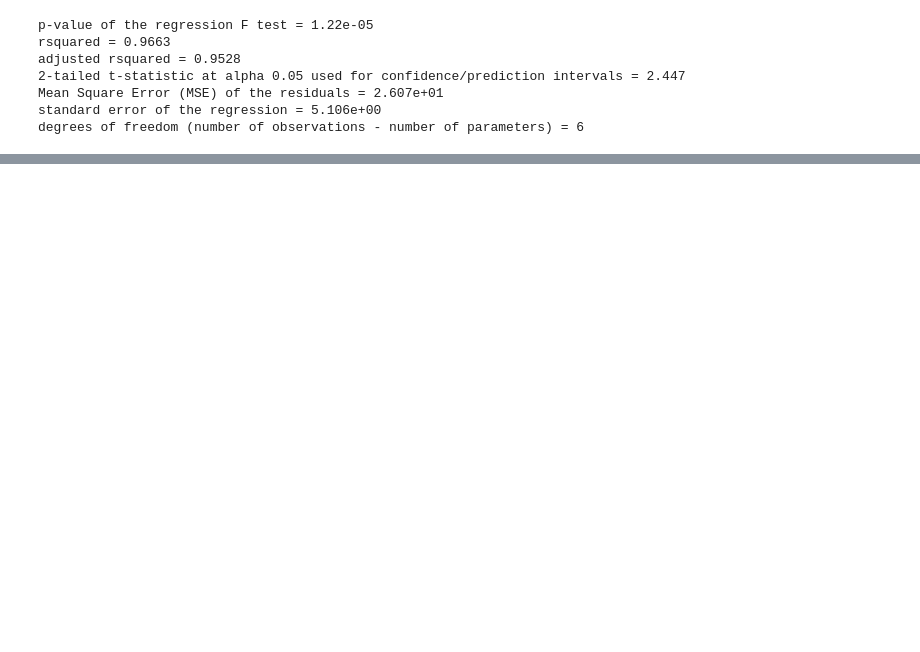
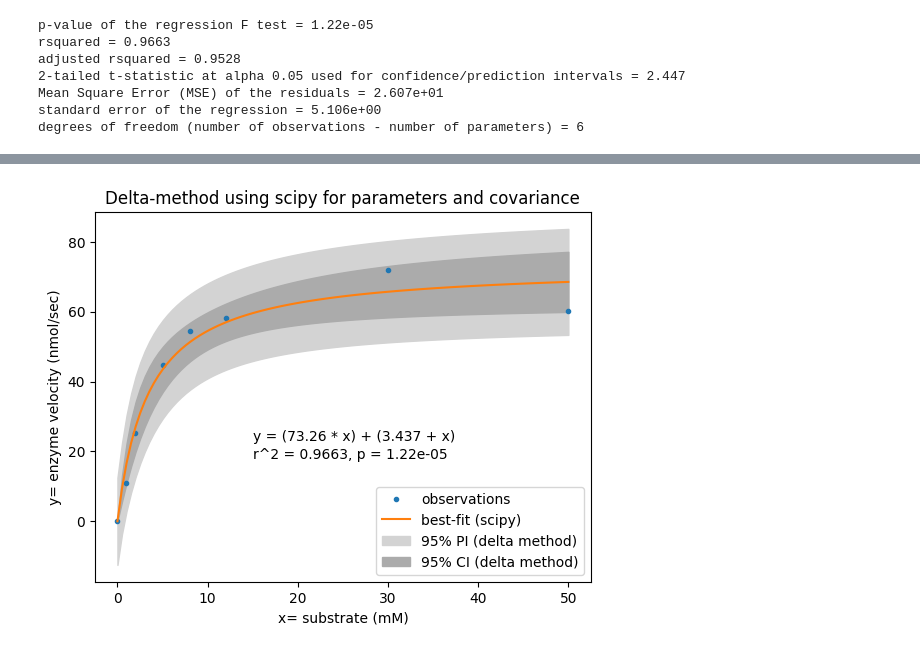
Before and after one commit to gjpelletier/delta_method, a Jupyter notebook: delta_method_monod2.ipynb, the cells around one changed output, grey strips where cells are left out. Cells and saved outputs as stored; diff of their text form; code cells hidden in the pictures; blank space fills up the shorter version.

```diff
--- a/delta_method_monod2.ipynb
+++ b/delta_method_monod2.ipynb
@@ -343,0 +355,58 @@ degrees of freedom (number of observations - number of parameters) = 6
+# %%
+# First we need to define the model function, f(x, …)for scipy.
+# It must take the independent variable as the first argument,
+# and the parameters to fit as separate remaining arguments.
+# Make sure that this function matches the previously defined functions
+# "mod" used for Expression model and "f" used for the delta method.
+def f_(x, Vm, Km):
+    return (Vm * x)/(Km + x)
+
+# Next we will make a numpy array of the guesses for the initial paramter values to use with scipy
+# Note that the guesses need to be approximately the same order of magnitude as the optimum values
+Vm_init_ = 60
+Km_init_ = 5
+param0 = np.array([Vm_init_, Km_init_])
+
+# Now we are ready to find best fit paramter array (popt=param_) and variance-covariance matrix (pcov=COVB_) from scipy
+# Note that we could also specify min and max bounds for each parameter with the bounds option
+param_, COVB_ = opt.curve_fit(f_, x, y, p0=param0, bounds=(-np.inf,np.inf))
+
+# Now we are ready to use the delta_method function to find the prediction interval and confidence interval
+# using the scipy estimates of param_ and COVB_ with the same x_new, f, and alpha that we defined previously
+d_ = delta_method(COVB_,param_,x_new,f,x,y,alpha)
+
+# extract the output values from the delta-method output dictionary
+y_new_ = d_['y_new']
+lwr_conf_ = d_['lwr_conf']
+upr_conf_ = d_['upr_conf']
+lwr_pred_ = d_['lwr_pred']
+upr_pred_ = d_['upr_pred']
+rsquared_ = d_['rsquared']
+pvalue_ = d_['pvalue']
+
+# make string values of fit stats and eqn for the plot labels
+pstr_ = '%.2e' %pvalue_
+rsqstr_ = '%.4f' %rsquared_
+b1str_ = '%.2f' %param_[0]
+b2str_ = '%.3f' %param_[1]
+eqnstr = 'y = (' + b1str_ + ' * x) + (' + b2str_ + ' + x)'
+
+# plot the results
+plt.figure()
+plt.plot(x, y, '.', label='observations')
+# plt.plot(x_new, y_new, '--k', label='best-fit (lmfit)',linewidth=4)    # lmfit solution of best fit
+plt.plot(x_new, y_new_, '-', label='best-fit (scipy)')     # scipy solution of best fit
+# 95% prediction limits
+plt.fill_between(x_new, d_['lwr_pred'], d_['upr_pred'],color="#d3d3d3", label='95% PI (delta method)')
+# 95% confidence limits
+plt.fill_between(x_new, d_['lwr_conf'], d_['upr_conf'],color="#ABABAB", label='95% CI (delta method)')
+plt.legend(loc='lower right')
+plt.title('Delta-method using scipy for parameters and covariance')
+plt.xlabel('x= substrate (mM)')
+plt.ylabel('y= enzyme velocity (nmol/sec)')
+plt.text(15, 23, eqnstr, fontsize = 10)
+plt.text(15, 18, 'r^2 = '+rsqstr_ +', p = '+ pstr_, fontsize = 10)
+plt.ticklabel_format(style='plain', axis='y')
+# plt.ticklabel_format(style='sci', axis='y', scilimits=(0,0))
+# %% [output]
+[figure, added]
```
Also changed, not shown: parts of 9 cells of this notebook, 5 other files.
